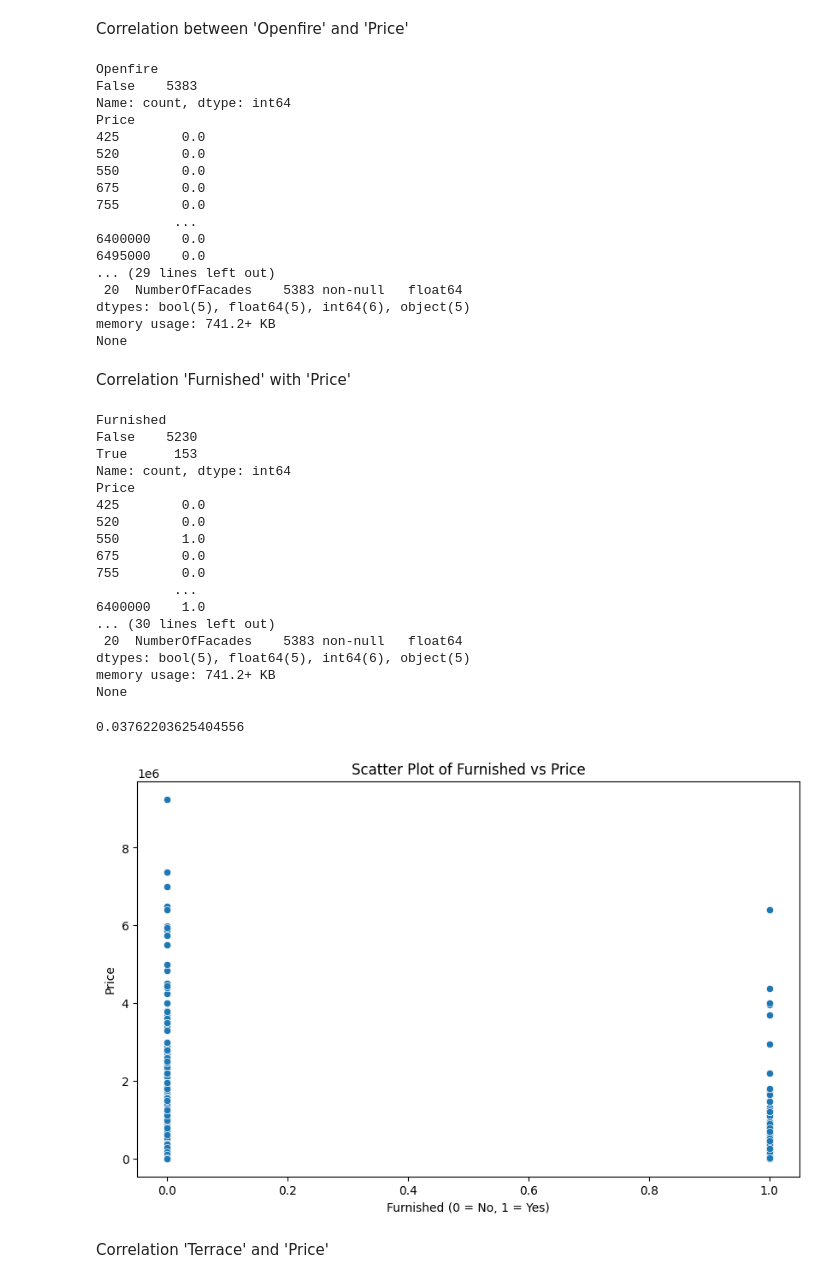
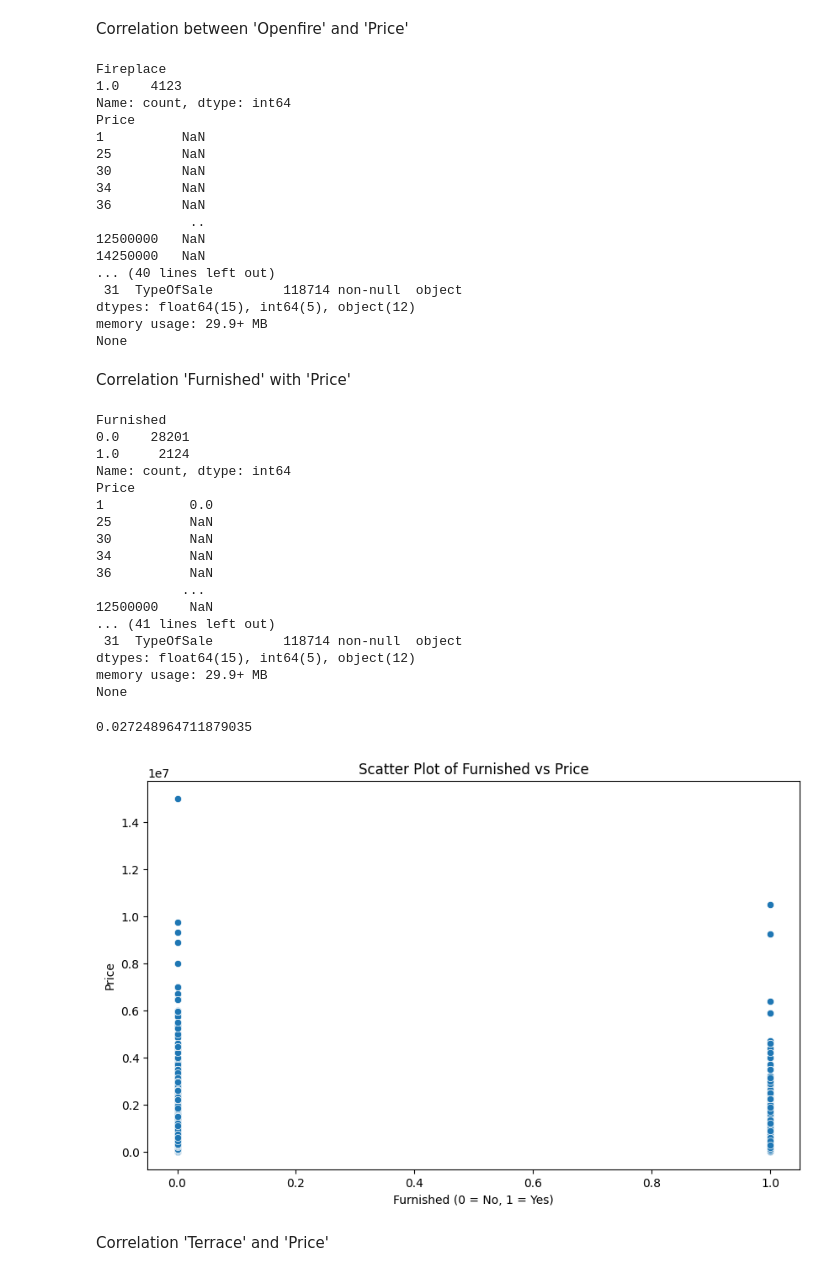
Before and after one commit to AdrienPiette/Data-visualisation, a Jupyter notebook: analyze/Analyzing.ipynb, the cells around one changed output. Drawn from its saved outputs; the diff is of its cells as text; code cells hidden in the pictures.

```diff
--- a/analyze/Analyzing.ipynb
+++ b/analyze/Analyzing.ipynb
@@ -51,67 +39,67 @@ Index(['Url', 'Openfire', 'Furnished', 'Terrace', 'Garden', 'PropertyId',
 # %% [markdown]
 Correlation between 'Openfire' and 'Price'
 # %%
-print(df_cleaned['Openfire'].value_counts())
-print(df_cleaned['Openfire'].groupby(df_cleaned['Price']).median())
-print(df_cleaned.info())
+print(df['Fireplace'].value_counts())
+print(df['Fireplace'].groupby(df['Price']).median())
+print(df.info())
 # %% [output]
-Openfire
-False    5383
+Fireplace
+1.0    4123
 Name: count, dtype: int64
 Price
-425        0.0
-520        0.0
-550        0.0
-675        0.0
-755        0.0
-          ...
-6400000    0.0
-6495000    0.0
-... (29 lines left out)
- 20  NumberOfFacades    5383 non-null   float64
-dtypes: bool(5), float64(5), int64(6), object(5)
-memory usage: 741.2+ KB
+1          NaN
+25         NaN
+30         NaN
+34         NaN
+36         NaN
+            ..
+12500000   NaN
+14250000   NaN
+... (40 lines left out)
+ 31  TypeOfSale         118714 non-null  object
+dtypes: float64(15), int64(5), object(12)
+memory usage: 29.9+ MB
 None
 # %%
 #no open fire move to the next variable
 # %% [markdown]
 Correlation 'Furnished' with 'Price'
 # %%
-print(df_cleaned['Furnished'].value_counts())
-print(df_cleaned['Furnished'].groupby(df_cleaned['Price']).median())
-print(df_cleaned.info())
+print(df['Furnished'].value_counts())
+print(df['Furnished'].groupby(df['Price']).median())
+print(df.info())
 # %% [output]
 Furnished
-False    5230
-True      153
+0.0    28201
+1.0     2124
 Name: count, dtype: int64
 Price
-425        0.0
-520        0.0
-550        1.0
-675        0.0
-755        0.0
-          ...
-6400000    1.0
-... (30 lines left out)
- 20  NumberOfFacades    5383 non-null   float64
-dtypes: bool(5), float64(5), int64(6), object(5)
-memory usage: 741.2+ KB
+1           0.0
+25          NaN
+30          NaN
+34          NaN
+36          NaN
+           ...
+12500000    NaN
+... (41 lines left out)
+ 31  TypeOfSale         118714 non-null  object
+dtypes: float64(15), int64(5), object(12)
+memory usage: 29.9+ MB
 None
 # %%
-coeff = df_cleaned.Furnished.corr(df_cleaned['Price'])
+coeff = df.Furnished.corr(df['Price'])
 
 print(coeff)
 
 plt.figure(figsize=(10, 6))
-sns.scatterplot(x='Furnished', y='Price', data=df_cleaned)
+sns.scatterplot(x='Furnished', y='Price', data=df)
 plt.title('Scatter Plot of Furnished vs Price')
 plt.xlabel('Furnished (0 = No, 1 = Yes)')
 plt.ylabel('Price')
 plt.show()
 # %% [output]
-0.03762203625404556
+0.027248964711879035
-[figure, old version]
+[figure, new version]
 # %% [markdown]
 Correlation 'Terrace' and 'Price'
 # %%
```
Also changed, not shown: parts of 4 cells of this notebook, 7 other files.
